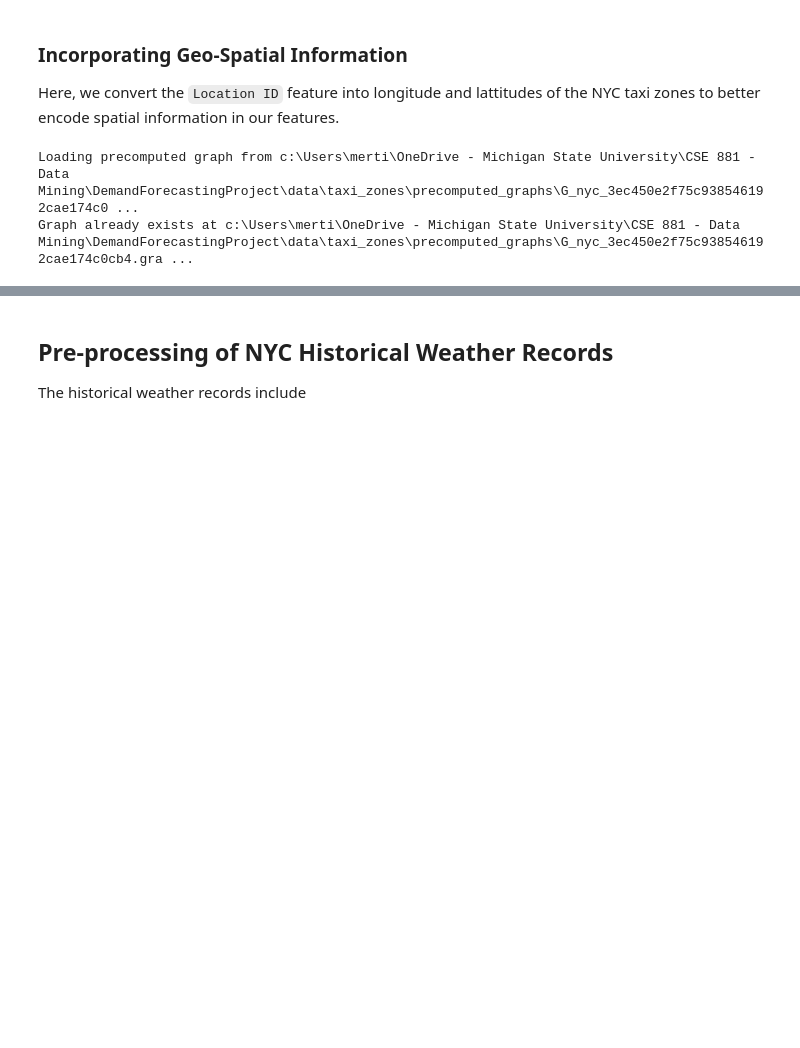
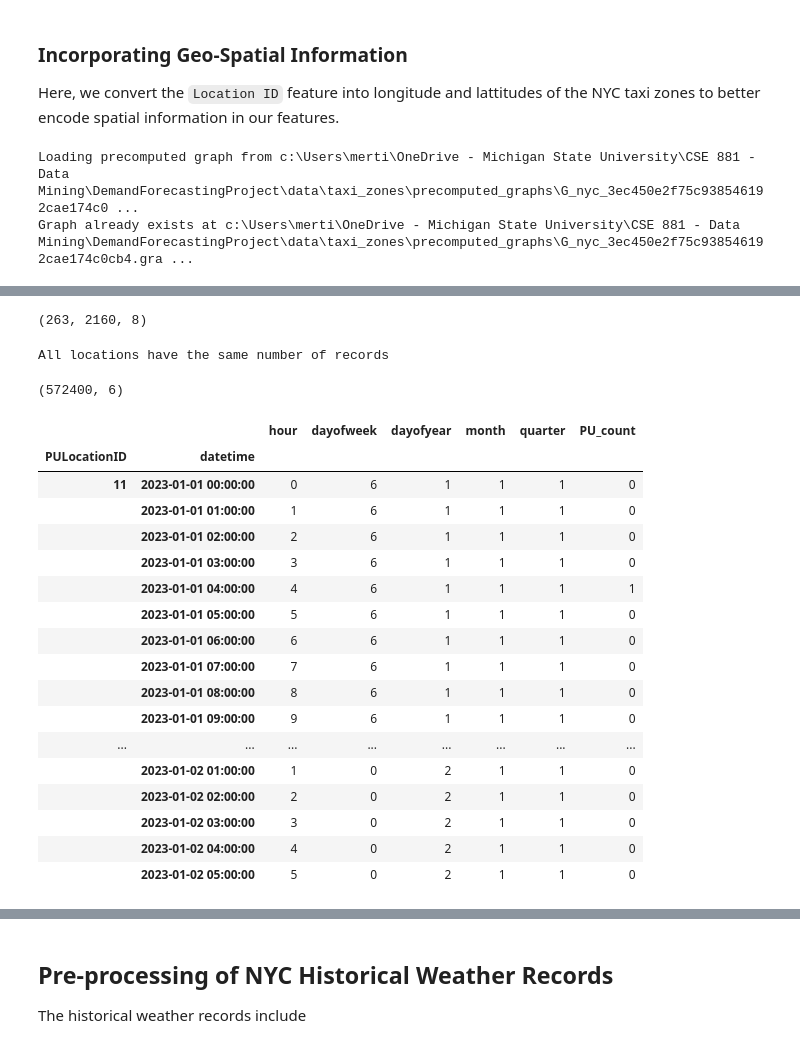
Before and after one commit to indibi/demand-forecast, a Jupyter notebook: protoboard/nyc_rideshare_preprocessing.ipynb, the cells around one changed output, grey strips where cells are left out. Saved outputs shown, nothing was run; the diff lists cells and outputs as text; code cells hidden in the pictures; blank space fills up the shorter version.

```diff
--- a/protoboard/nyc_rideshare_preprocessing.ipynb
+++ b/protoboard/nyc_rideshare_preprocessing.ipynb
@@ -628,0 +815,4 @@ trip_data = pd.DataFrame(
+# %%
+multiindex_spatio_temporal_df_to_tensor(trip_data).shape
+# %% [output]
+(263, 2160, 8)
@@ -629,3 +822,37 @@ trip_data = pd.DataFrame(
+# %%
+number_of_locations = trip_data.index.get_level_values('PULocationID').nunique()
+if (trip_data.index.get_level_values('PULocationID').value_counts() == len(trip_data)//number_of_locations).all():
+    print("All locations have the same number of records")
+else:
+    print(trip_data.index.get_level_values('PULocationID').value_counts())
+    raise ValueError("Some locations have missing records")
+# %% [output]
+All locations have the same number of records
+(572400, 6)
+# %%
+# loc_id_idx = pd.Index(taxi_zone.zones['LocationID'])
+trip_data_filtered = trip_data[trip_data.index.get_level_values('PULocationID').isin(taxi_zone.zones['LocationID'])]
+trip_data_filtered.head(30)
+# taxi_zone.zones['LocationID']
+# %% [output]
+|  |  | hour | dayofweek | dayofyear | month | quarter | PU_count |
+| PULocationID | datetime |  |  |  |  |  |  |
+| 11 | 2023-01-01 00:00:00 | 0 | 6 | 1 | 1 | 1 | 0 |
+|  | 2023-01-01 01:00:00 | 1 | 6 | 1 | 1 | 1 | 0 |
+|  | 2023-01-01 02:00:00 | 2 | 6 | 1 | 1 | 1 | 0 |
+|  | 2023-01-01 03:00:00 | 3 | 6 | 1 | 1 | 1 | 0 |
+|  | 2023-01-01 04:00:00 | 4 | 6 | 1 | 1 | 1 | 1 |
+|  | 2023-01-01 05:00:00 | 5 | 6 | 1 | 1 | 1 | 0 |
+|  | 2023-01-01 06:00:00 | 6 | 6 | 1 | 1 | 1 | 0 |
+|  | 2023-01-01 07:00:00 | 7 | 6 | 1 | 1 | 1 | 0 |
+|  | 2023-01-01 08:00:00 | 8 | 6 | 1 | 1 | 1 | 0 |
+|  | 2023-01-01 09:00:00 | 9 | 6 | 1 | 1 | 1 | 0 |
+| ... | ... | ... | ... | ... | ... | ... | ... |
+|  | 2023-01-02 01:00:00 | 1 | 0 | 2 | 1 | 1 | 0 |
+|  | 2023-01-02 02:00:00 | 2 | 0 | 2 | 1 | 1 | 0 |
+|  | 2023-01-02 03:00:00 | 3 | 0 | 2 | 1 | 1 | 0 |
+|  | 2023-01-02 04:00:00 | 4 | 0 | 2 | 1 | 1 | 0 |
+|  | 2023-01-02 05:00:00 | 5 | 0 | 2 | 1 | 1 | 0 |
 # %%
 zone_filter = trip_counts.index.get_level_values('PULocationID').isin(taxi_zone.zones.LocationID)
 trip_data_filtered = trip_data[zone_filter]
```
Also changed, not shown: parts of 10 cells of this notebook, 10 other files.
